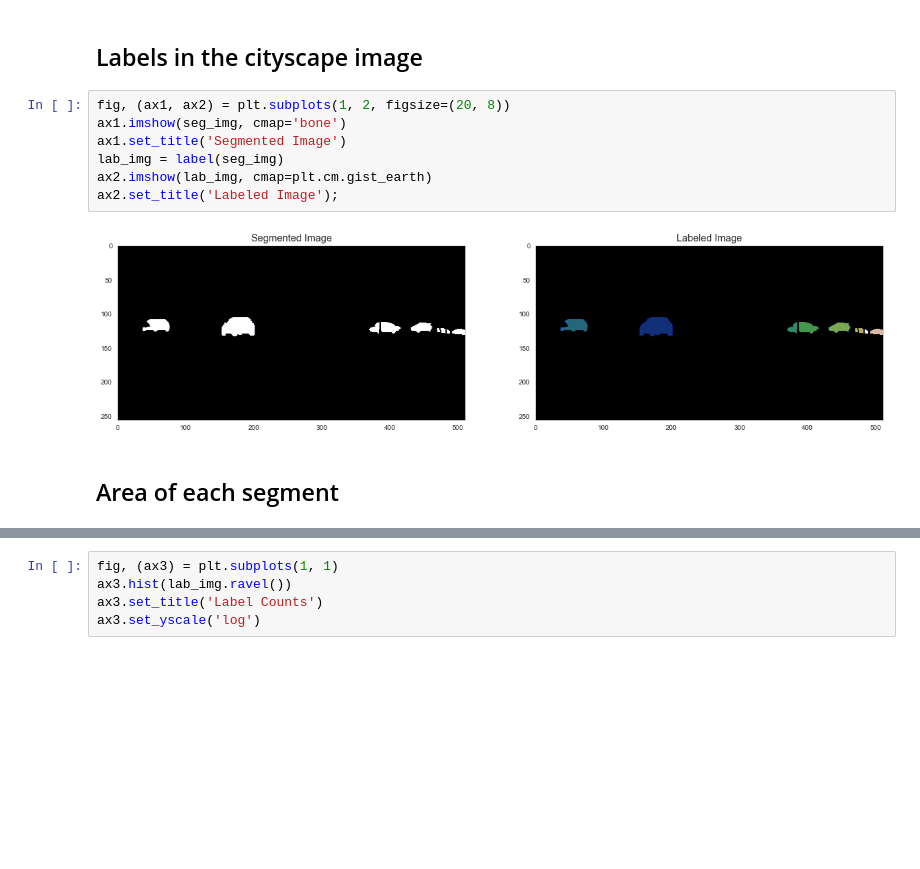
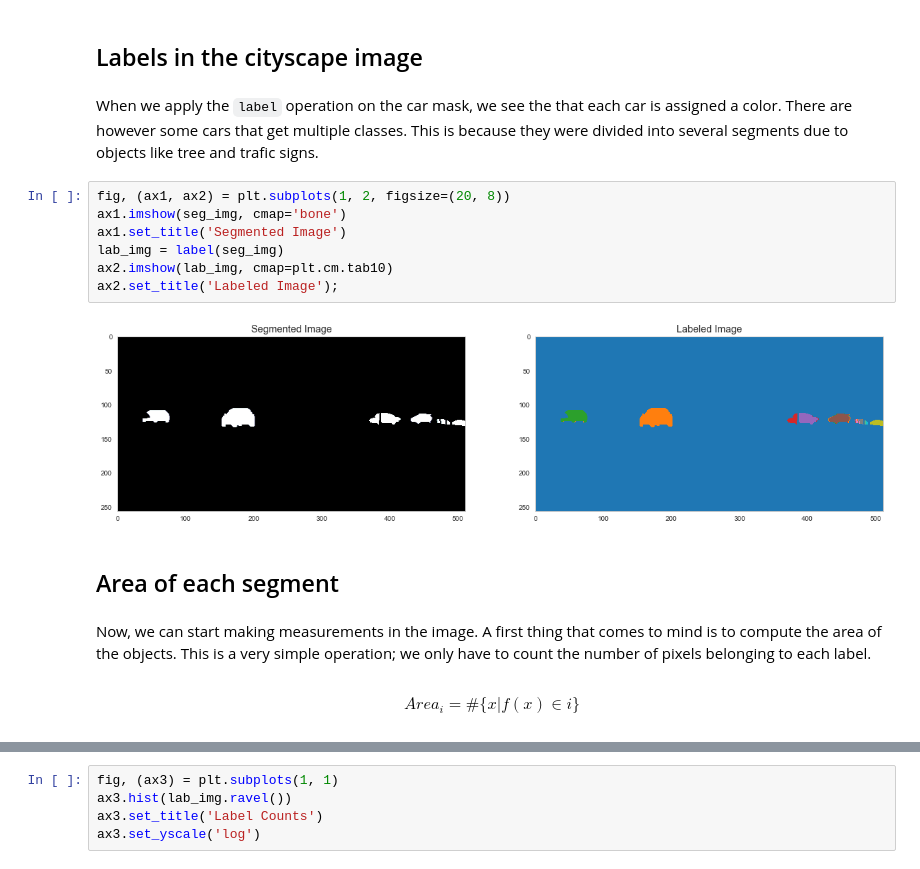
Before and after one commit to ImagingLectures/Quantitative-Big-Imaging-2021, a Jupyter notebook: Lectures/Lecture-06/06-ShapeAnalysis.ipynb, the cells around one changed output, grey strips where cells are left out. Drawn from its saved outputs; the diff is of its cells as text; blank space fills up the shorter version.

Commit message:
First version of part 1

````diff
--- a/Lectures/Lecture-06/06-ShapeAnalysis.ipynb
+++ b/Lectures/Lecture-06/06-ShapeAnalysis.ipynb
@@ -225,14 +229,20 @@ label(input, neighbors=None, background=None, return_num=False, connectivity=Non
      [0 0 0]]
 # %% [markdown]
 ## Labels in the cityscape image
+# %% [markdown]
+When we apply the ```label``` operation on the car mask, we see the that each car is assigned a color. There are however some cars that get multiple classes. This is because they were divided into several segments due to objects like tree and trafic signs.
 # %%
 fig, (ax1, ax2) = plt.subplots(1, 2, figsize=(20, 8))
 ax1.imshow(seg_img, cmap='bone')
 ax1.set_title('Segmented Image')
 lab_img = label(seg_img)
-ax2.imshow(lab_img, cmap=plt.cm.gist_earth)
+ax2.imshow(lab_img, cmap=plt.cm.tab10)
 ax2.set_title('Labeled Image');
 # %% [output]
-[figure, old version]
+[figure, new version]
 # %% [markdown]
 ## Area of each segment
+# %% [markdown]
+Now, we can start making measurements in the image. A first thing that comes to mind is to compute the area of the objects. This is a very simple operation; we only have to count the number of pixels belonging to each label.
+# %% [markdown]
+$$Area_i=\#\{x|f(x)\in{}i\}$$
````
Also changed, not shown: parts of 67 cells of this notebook.
